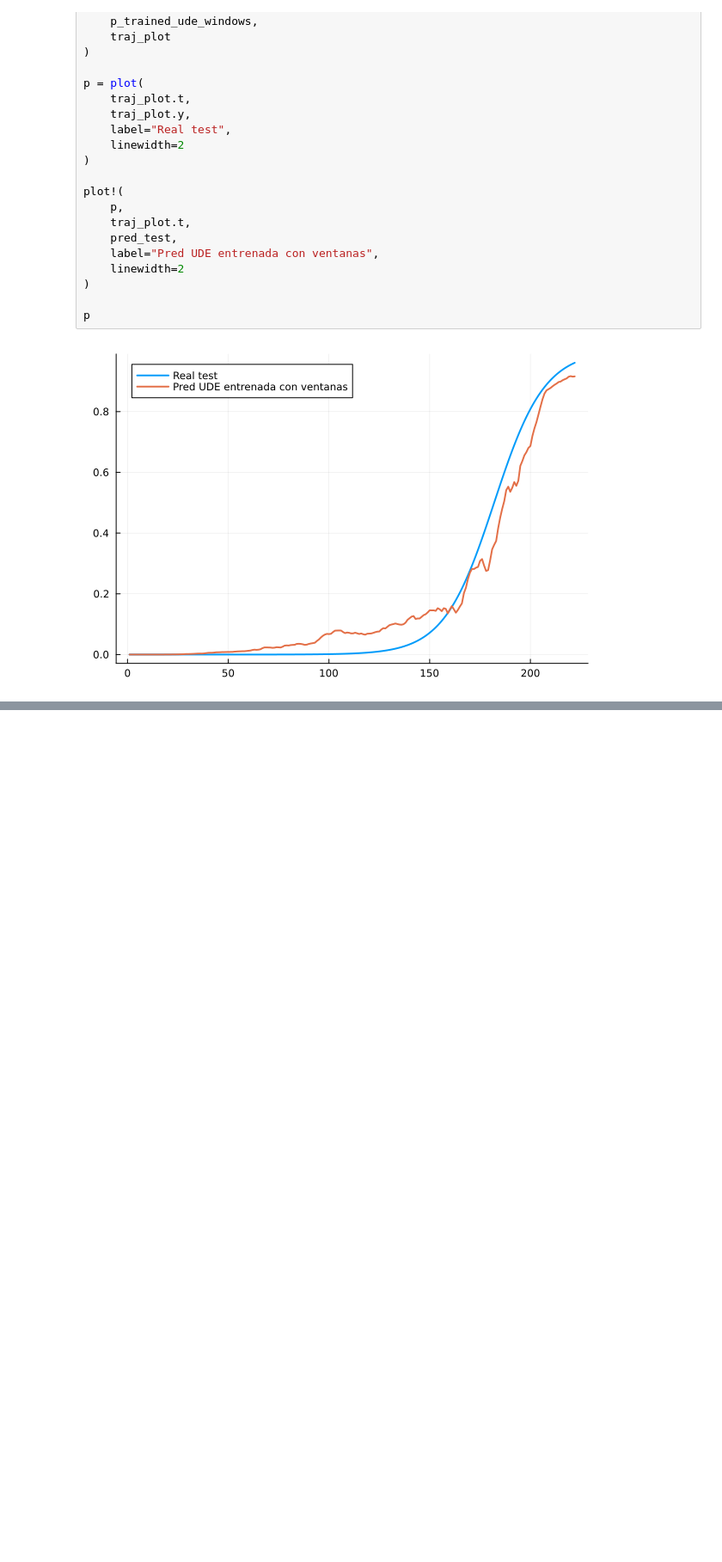
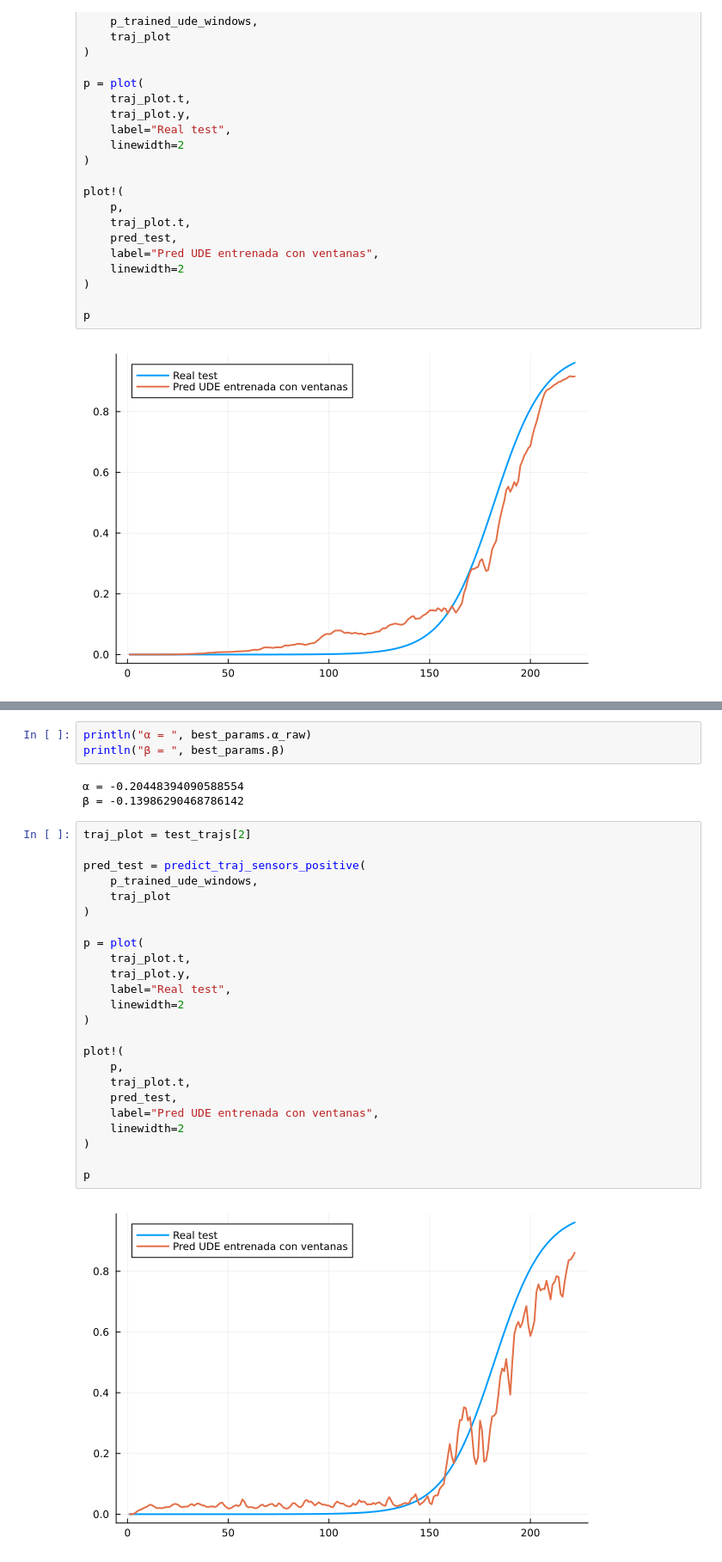
Before and after one commit to SoutoSebastian/TP-DegradacionDeMotores, a Jupyter notebook: mi_entorno/degradacionNasa.ipynb, the cells around one changed output, grey strips where cells are left out. Shown at 86% size. Saved outputs shown, nothing was run; the diff lists cells and outputs as text; blank space fills up the shorter version.

```diff
--- a/mi_entorno/degradacionNasa.ipynb
+++ b/mi_entorno/degradacionNasa.ipynb
@@ -2230,0 +2495,32 @@ p
+# %%
+println("α = ", best_params.α_raw)
+println("β = ", best_params.β)
+# %% [output]
+α = -0.20448394090588554
+β = -0.13986290468786142
+# %%
+traj_plot = test_trajs[2]
+
+pred_test = predict_traj_sensors_positive(
+    p_trained_ude_windows,
+    traj_plot
+)
+
+p = plot(
+    traj_plot.t,
+    traj_plot.y,
+    label="Real test",
+    linewidth=2
+)
+
+plot!(
+    p,
+    traj_plot.t,
+    pred_test,
+    label="Pred UDE entrenada con ventanas",
+    linewidth=2
+)
+
+p
+# %% [output]
+[figure, added]
```
Also changed, not shown: parts of 19 cells of this notebook.
